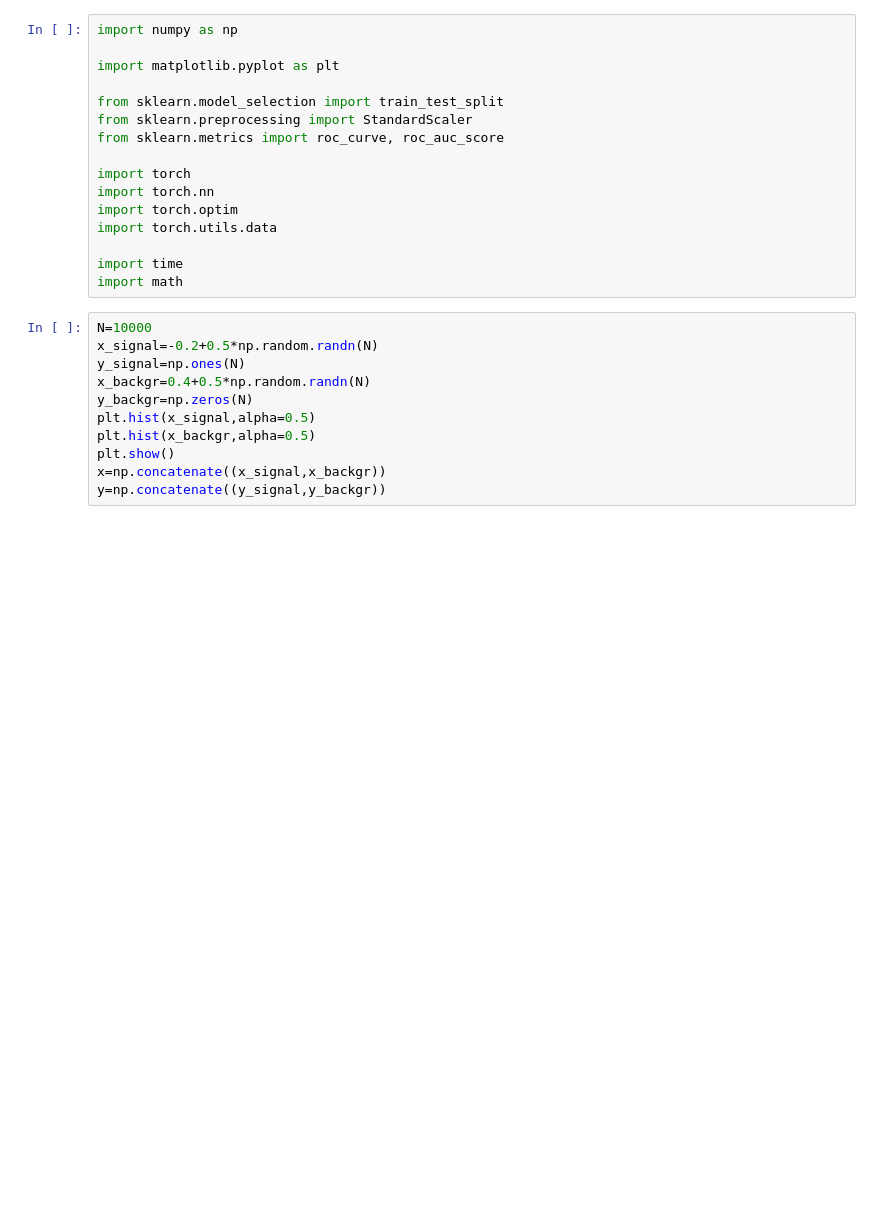
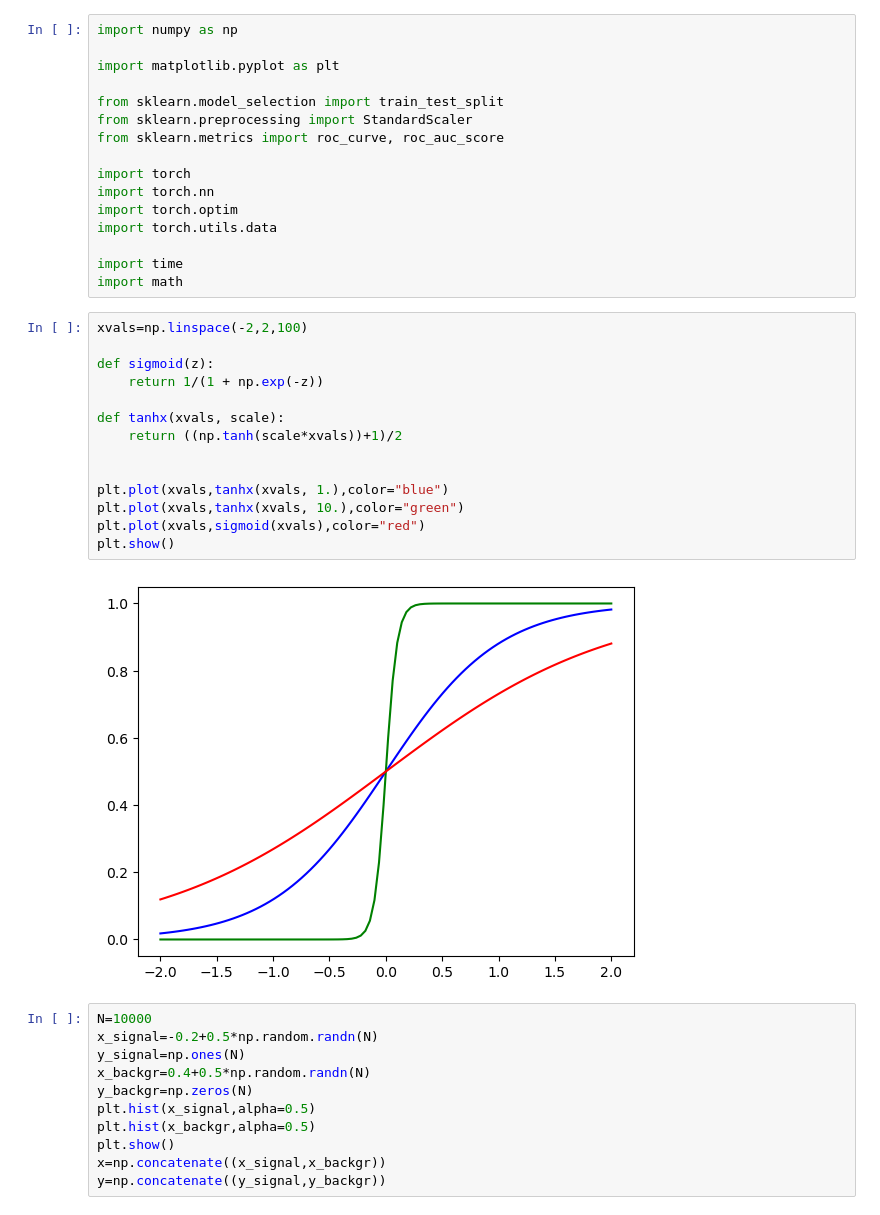
Before and after one commit to scipp-atlas/cabin-notebooks, a Jupyter notebook: LearningCuts.ipynb, the cells around one changed output. Cells and saved outputs as stored; diff of their text form; blank space fills up the shorter version.

```diff
--- a/LearningCuts.ipynb
+++ b/LearningCuts.ipynb
@@ -14,6 +14,22 @@ import torch.utils.data
 
 import time
 import math
+# %%
+xvals=np.linspace(-2,2,100)
+
+def sigmoid(z):
+    return 1/(1 + np.exp(-z))
+
+def tanhx(xvals, scale):
+    return ((np.tanh(scale*xvals))+1)/2
+
+
+plt.plot(xvals,tanhx(xvals, 1.),color="blue")
+plt.plot(xvals,tanhx(xvals, 10.),color="green")
+plt.plot(xvals,sigmoid(xvals),color="red")
+plt.show()
+# %% [output]
+[figure, added]
 # %%
 N=10000
 x_signal=-0.2+0.5*np.random.randn(N)
```
Also changed, not shown: parts of 26 cells of this notebook.
